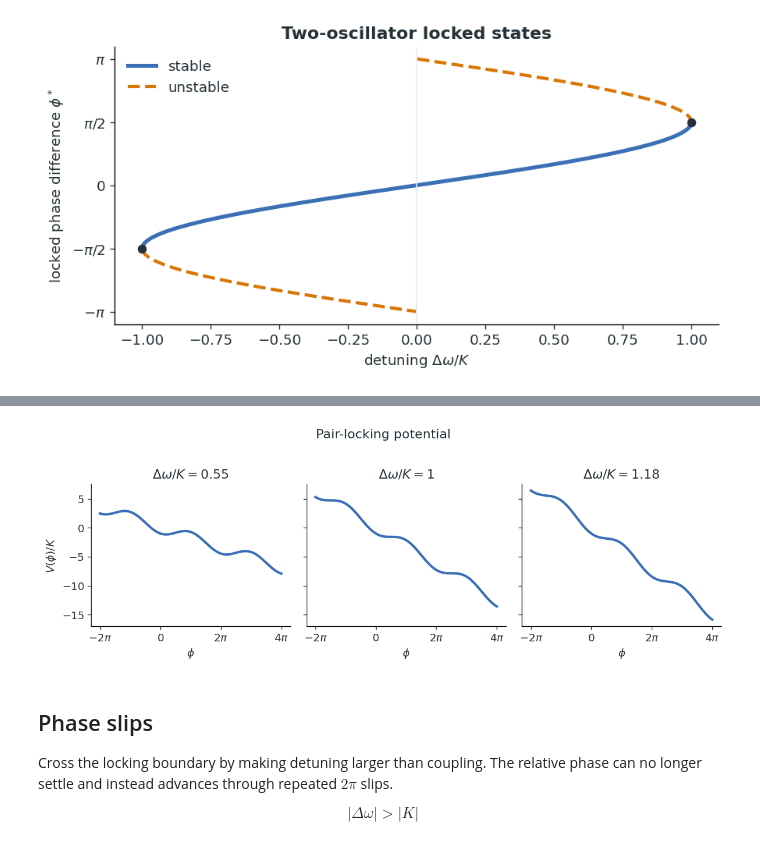
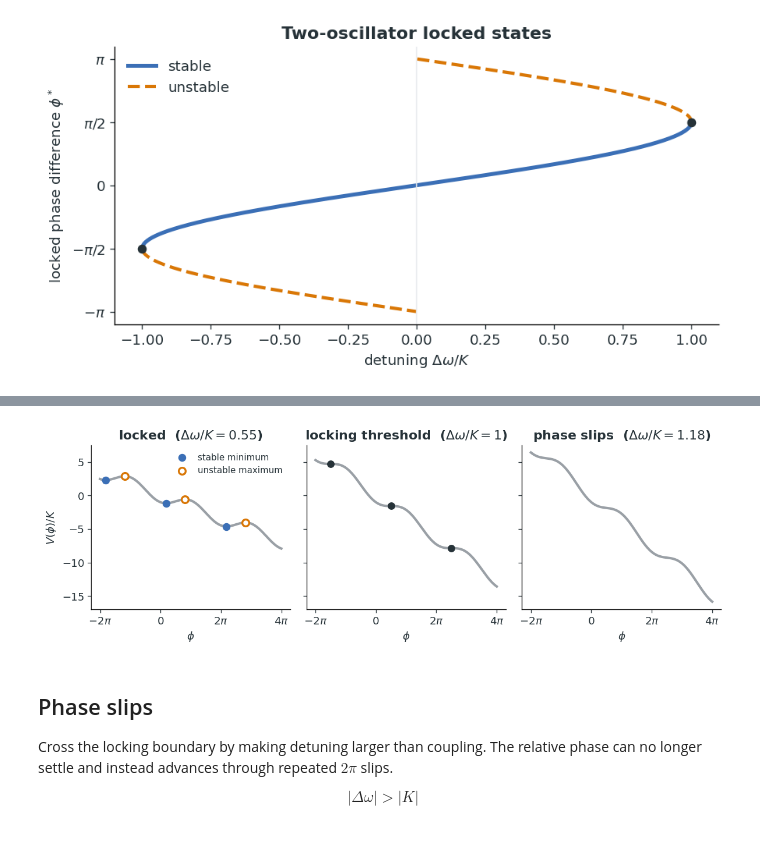
Before and after one commit to shaevitz/567-Crowd-Control, a Jupyter notebook: lectures/lecture-03-kuramoto-model.ipynb, the cells around one changed output, grey strips where cells are left out. Drawn from its saved outputs; the diff is of its cells as text; code cells hidden in the pictures.

```diff
--- a/lectures/lecture-03-kuramoto-model.ipynb
+++ b/lectures/lecture-03-kuramoto-model.ipynb
@@ -1133,23 +1161,49 @@ $$
 # %%
 phi_grid = np.linspace(-2 * np.pi, 4 * np.pi, 1000)
 ratios = [0.55, 1.0, 1.18]
+potential_titles = ["locked", "locking threshold", "phase slips"]
 
 fig, axes = plt.subplots(1, 3, figsize=(10, 3.4), sharey=True)
-for ax, ratio in zip(axes, ratios):
+for column, (ax, ratio, title) in enumerate(
+    zip(axes, ratios, potential_titles)
+):
     potential = -ratio * phi_grid - np.cos(phi_grid)
-    ax.plot(phi_grid, potential, color=BLUE, lw=2.5)
+    ax.plot(phi_grid, potential, color=GREY, lw=2.5)
     ax.set(
         xlabel=r"$\phi$",
         xticks=[-2 * np.pi, 0, 2 * np.pi, 4 * np.pi],
         xticklabels=[r"$-2\pi$", "0", r"$2\pi$", r"$4\pi$"],
-        title=rf"$\Delta\omega/K={ratio:g}$",
+        title=title + rf"  ($\Delta\omega/K={ratio:g}$)",
     )
+
+    periods = np.array([-1, 0, 1])
+    if ratio < 1:
+        stable_points = np.arcsin(ratio) + TAU * periods
+        unstable_points = np.pi - np.arcsin(ratio) + TAU * periods
+        stable_values = -ratio * stable_points - np.cos(stable_points)
+        unstable_values = -ratio * unstable_points - np.cos(unstable_points)
+        ax.scatter(
+            stable_points, stable_values, color=BLUE, s=50, zorder=4,
+            label="stable minimum",
+        )
+        ax.scatter(
+            unstable_points, unstable_values, facecolor="white",
+            edgecolor=ORANGE, linewidth=2, s=50, zorder=4,
+            label="unstable maximum",
+        )
+        ax.legend(frameon=False, loc="upper right", fontsize=9)
+    elif np.isclose(ratio, 1):
+        merged_points = np.pi / 2 + TAU * periods
+        merged_values = -ratio * merged_points - np.cos(merged_points)
+        ax.scatter(
+            merged_points, merged_values, color=INK, s=45, zorder=4,
+        )
+
 axes[0].set_ylabel(r"$V(\phi)/K$")
-fig.suptitle("Pair-locking potential", y=1.02)
 fig.tight_layout()
 plt.show()
 # %% [output]
-[figure, old version]
+[figure, new version]
 # %% [markdown]
 ## Phase slips
 
```
Also changed, not shown: parts of 6 cells of this notebook.
